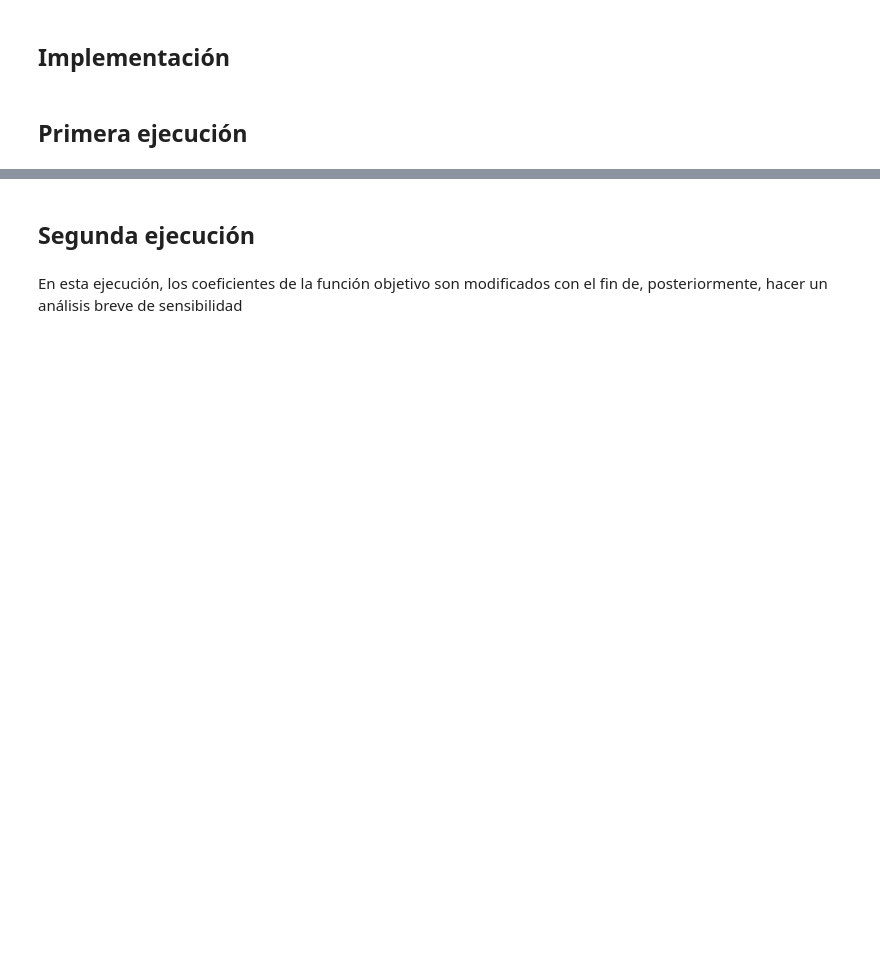
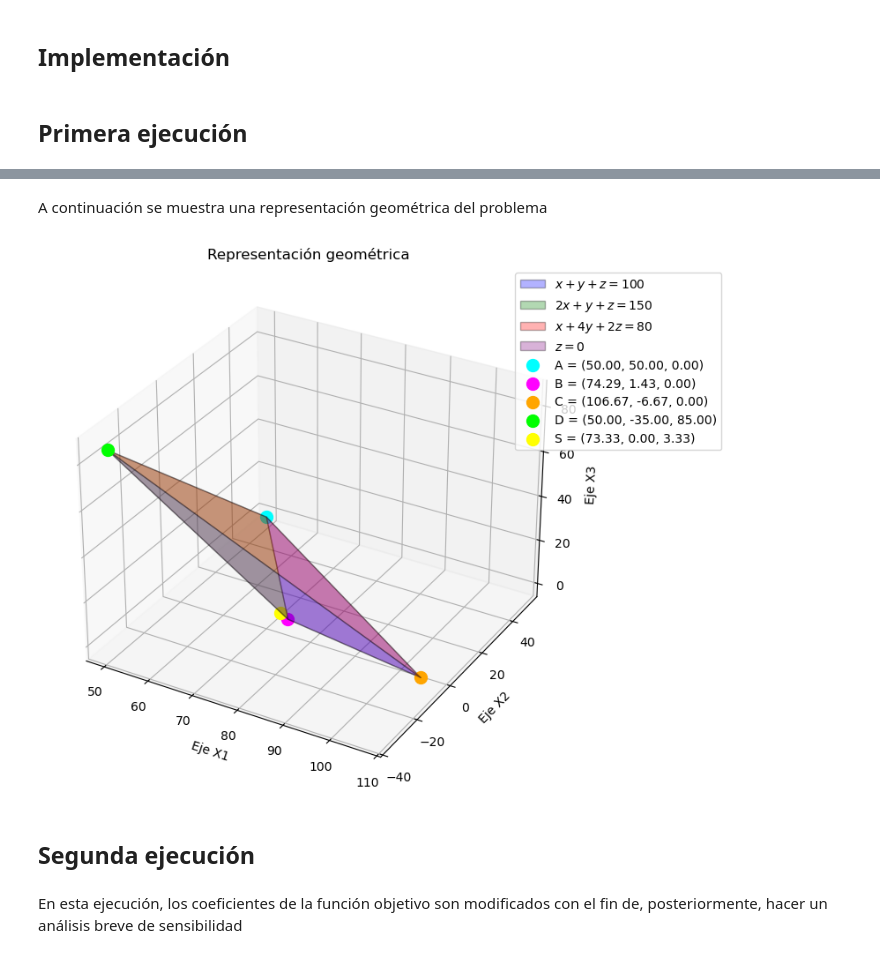
Before and after one commit to SuperEquipoEstrella/MOS-lab4, a Jupyter notebook: lab4.ipynb, the cells around one changed output, grey strips where cells are left out. Saved outputs shown, nothing was run; the diff lists cells and outputs as text; code cells hidden in the pictures; blank space fills up the shorter version.

Commit message:
problemas 1 y 4 - ok

```diff
--- a/lab4.ipynb
+++ b/lab4.ipynb
@@ -207,6 +211,64 @@ Columna que entra: 3
 > x5: 0.0
 > x6: 0.0
 Valor óptimo de la función objetivo: 236.667
+# %% [markdown]
+A continuación se muestra una representación geométrica del problema
+# %%
+# Puntos del poliedro
+A_p = np.array([50, 50, 0])
+B = np.array([74.29, 1.43, 0])
+C = np.array([106.67, -6.67, 0])
+D = np.array([50, -35, 85])
+S = np.array([73.333, 0, 3.333])  # Punto optimo
+vertices = np.array([A_p, B, C, D])
+
+# Definir caras figura - espacio de solución
+caras = [
+    [vertices[0], vertices[1], vertices[2]],  # ABC
+    [vertices[0], vertices[1], vertices[3]],  # ABD
+    [vertices[0], vertices[2], vertices[3]],  # ACD
+    [vertices[1], vertices[2], vertices[3]]   # BCD
+]
+
+# Ecuaciones de los planos/restricciones
+ecuaciones_planos = [
+    r"$x + y + z = 100$",
+    r"$2x + y + z = 150$",
+    r"$x + 4y + 2z = 80$",
+    r"$z = 0$"
+]
+
+# Colores
+colores_caras = ['blue', 'green', 'red', 'purple']
+colores_puntos = ['cyan', 'magenta', 'orange', 'lime', 'yellow']  # Para A, B, C, D, S
+
+# Crear figura 3D
+fig = plt.figure(figsize=(8, 8))
+ax = fig.add_subplot(111, projection='3d')
+
+# Dibujar caras con sus ecuaciones
+for i, (cara, color, ecuacion) in enumerate(zip(caras, colores_caras, ecuaciones_planos)):
+    triangulo = Poly3DCollection([cara], alpha=0.3, linewidths=1, edgecolor='k', facecolor=color)
+    triangulo.set_label(ecuacion)  # Leyenda: ecuación del plano
+    ax.add_collection3d(triangulo)
+
+puntos = [A_p, B, C, D, S]
+nombres = ['A', 'B', 'C', 'D', 'S']
+for punto, nombre, color in zip(puntos, nombres, colores_puntos):
+    ax.scatter(*punto, color=color, s=100, label=f"{nombre} = ({punto[0]:.2f}, {punto[1]:.2f}, {punto[2]:.2f})")
+
+# ejes y leyenda
+ax.set_xlabel('Eje X1')
+ax.set_ylabel('Eje X2')
+ax.set_zlabel('Eje X3')
+ax.set_title('Representación geométrica')
+
+ax.legend(loc='upper right', bbox_to_anchor=(1.3, 1))
+
+plt.tight_layout()
+plt.show()
+# %% [output]
+[figure, added]
 # %% [markdown]
 ## Segunda ejecución
 # %% [markdown]
```
Also changed, not shown: parts of 33 cells of this notebook.
